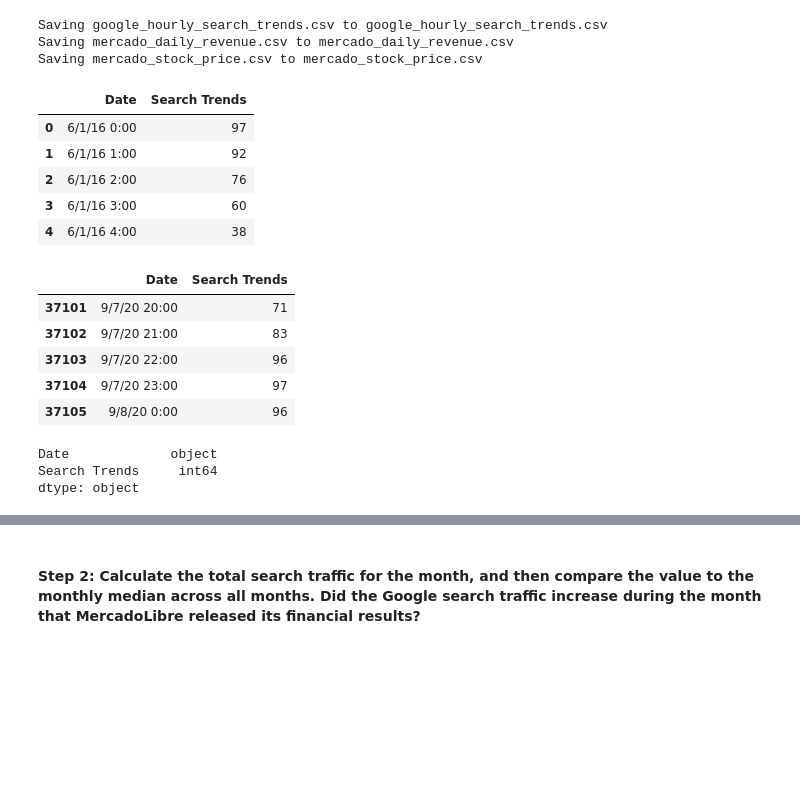
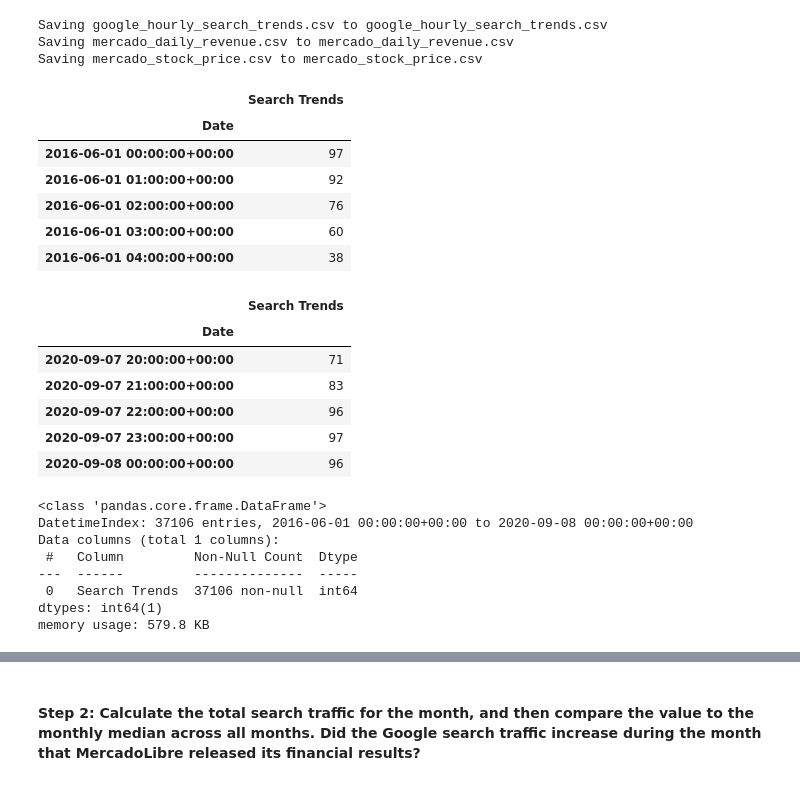
Before and after one commit to yenla9/timeseries, a Jupyter notebook: forecasting_net_prophet.ipynb, the cells around one changed output, grey strips where cells are left out. Saved outputs shown, nothing was run; the diff lists cells and outputs as text; code cells hidden in the pictures; blank space fills up the shorter version.

```diff
--- a/forecasting_net_prophet.ipynb
+++ b/forecasting_net_prophet.ipynb
@@ -149,31 +149,47 @@ Saving google_hourly_search_trends.csv to google_hourly_search_trends.csv
 Saving mercado_daily_revenue.csv to mercado_daily_revenue.csv
 Saving mercado_stock_price.csv to mercado_stock_price.csv
 # %%
+# Set the "Date" column as the Datetime Index.
 df_mercado_trends = pd.read_csv(Path('google_hourly_search_trends.csv'))
+
+df_mercado_trends["Date"] = pd.to_datetime(
+    df_mercado_trends["Date"],
+    infer_datetime_format = True,
+    utc = True
+)
+
+df_mercado_trends = df_mercado_trends.set_index("Date")
 
 # Review the first and last five rows of the DataFrame
 display(df_mercado_trends.head(5))
 df_mercado_trends.tail(5)
 # %% [output]
-|  | Date | Search Trends |
-| 0 | 6/1/16 0:00 | 97 |
-| 1 | 6/1/16 1:00 | 92 |
-| 2 | 6/1/16 2:00 | 76 |
-| 3 | 6/1/16 3:00 | 60 |
-| 4 | 6/1/16 4:00 | 38 |
+|  | Search Trends |
+| Date |  |
+| 2016-06-01 00:00:00+00:00 | 97 |
+| 2016-06-01 01:00:00+00:00 | 92 |
+| 2016-06-01 02:00:00+00:00 | 76 |
+| 2016-06-01 03:00:00+00:00 | 60 |
+| 2016-06-01 04:00:00+00:00 | 38 |
-|  | Date | Search Trends |
-| 37101 | 9/7/20 20:00 | 71 |
-| 37102 | 9/7/20 21:00 | 83 |
-| 37103 | 9/7/20 22:00 | 96 |
-| 37104 | 9/7/20 23:00 | 97 |
-| 37105 | 9/8/20 0:00 | 96 |
+|  | Search Trends |
+| Date |  |
+| 2020-09-07 20:00:00+00:00 | 71 |
+| 2020-09-07 21:00:00+00:00 | 83 |
+| 2020-09-07 22:00:00+00:00 | 96 |
+| 2020-09-07 23:00:00+00:00 | 97 |
+| 2020-09-08 00:00:00+00:00 | 96 |
 # %%
 # Review the data types of the DataFrame using the info function
-df_mercado_trends.dtypes
+df_mercado_trends.info()
 # %% [output]
-Date             object
-Search Trends     int64
-dtype: object
+<class 'pandas.core.frame.DataFrame'>
+DatetimeIndex: 37106 entries, 2016-06-01 00:00:00+00:00 to 2020-09-08 00:00:00+00:00
+Data columns (total 1 columns):
+ #   Column         Non-Null Count  Dtype
+---  ------         --------------  -----
+ 0   Search Trends  37106 non-null  int64
+dtypes: int64(1)
+memory usage: 579.8 KB
 # %%
 # Holoviews extension to render hvPlots in Colab
 hv.extension('bokeh')
```
Also changed, not shown: parts of 1 cell of this notebook.
